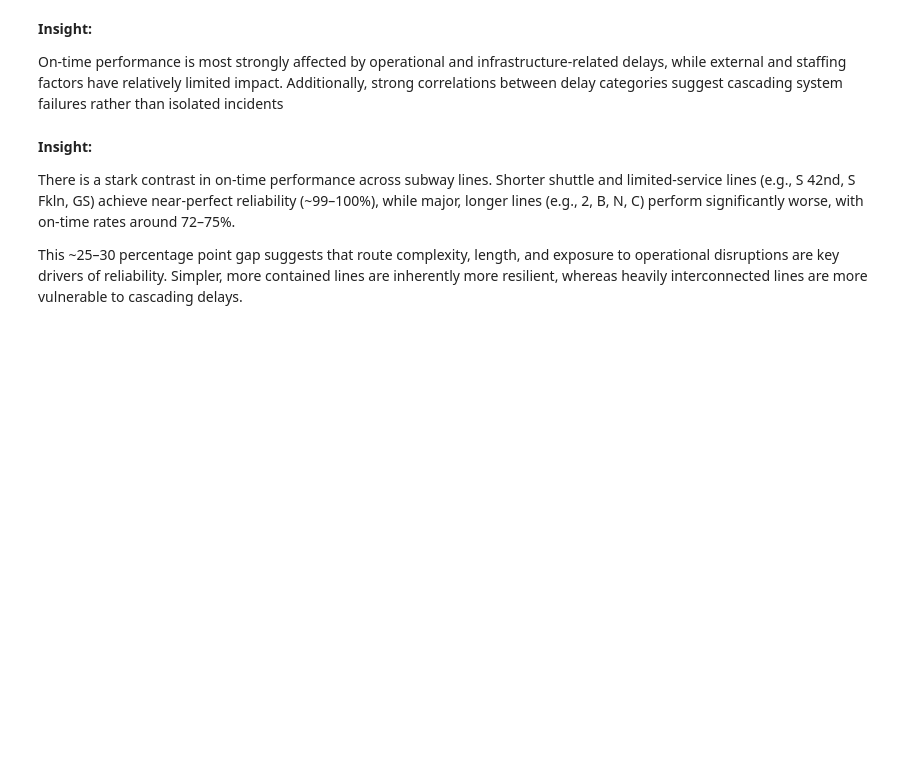
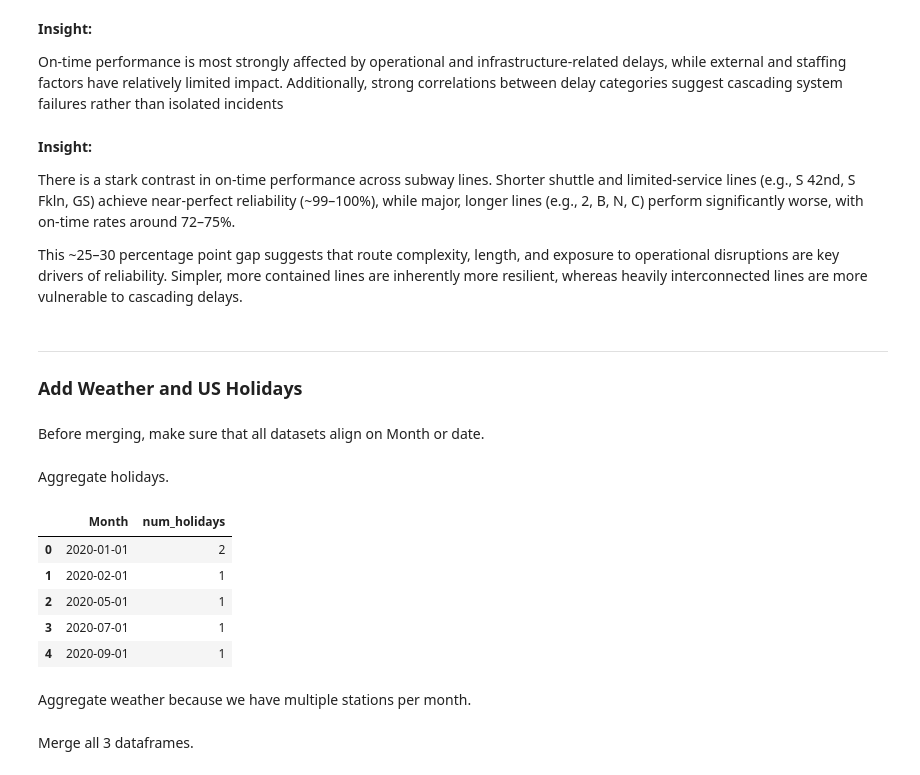
Before and after one commit to mariiaonokhina/mta-service-reliability, a Jupyter notebook: notebooks/02_analysis.ipynb, the cells around one changed output. Drawn from its saved outputs; the diff is of its cells as text; code cells hidden in the pictures; blank space fills up the shorter version.

```diff
--- a/notebooks/02_analysis.ipynb
+++ b/notebooks/02_analysis.ipynb
@@ -438,3 +481,34 @@ fig.show()
 There is a stark contrast in on-time performance across subway lines. Shorter shuttle and limited-service lines (e.g., S 42nd, S Fkln, GS) achieve near-perfect reliability (~99–100%), while major, longer lines (e.g., 2, B, N, C) perform significantly worse, with on-time rates around 72–75%.
 
 This ~25–30 percentage point gap suggests that route complexity, length, and exposure to operational disruptions are key drivers of reliability. Simpler, more contained lines are inherently more resilient, whereas heavily interconnected lines are more vulnerable to cascading delays.
+# %% [markdown]
+---
+### Add Weather and US Holidays
+# %% [markdown]
+Before merging, make sure that all datasets align on Month or date.
+# %%
+# Main dataset
+merged_otp_delays["Month"] = pd.to_datetime(merged_otp_delays["Month"])
+
+# Holidays
+holiday_df["date"] = pd.to_datetime(holiday_df["date"])
+holiday_df["Month"] = holiday_df["date"].dt.to_period("M").dt.to_timestamp()
+# %% [markdown]
+Aggregate holidays.
+# %%
+holiday_monthly = (
+    holiday_df
+    .groupby("Month")["is_holiday"]
+    .sum()
+    .reset_index(name="num_holidays")
+)
+holiday_monthly.head()
+# %% [output]
+|  | Month | num_holidays |
+| 0 | 2020-01-01 | 2 |
+| 1 | 2020-02-01 | 1 |
+| 2 | 2020-05-01 | 1 |
+| 3 | 2020-07-01 | 1 |
+| 4 | 2020-09-01 | 1 |
+# %% [markdown]
+Aggregate weather because we have multiple stations per month.
@@ -440,0 +525,2 @@ This ~25–30 percentage point gap suggests that route complexity, length, and e
+# %% [markdown]
+Merge all 3 dataframes.
```
Also changed, not shown: parts of 31 cells of this notebook, 3 other files.
